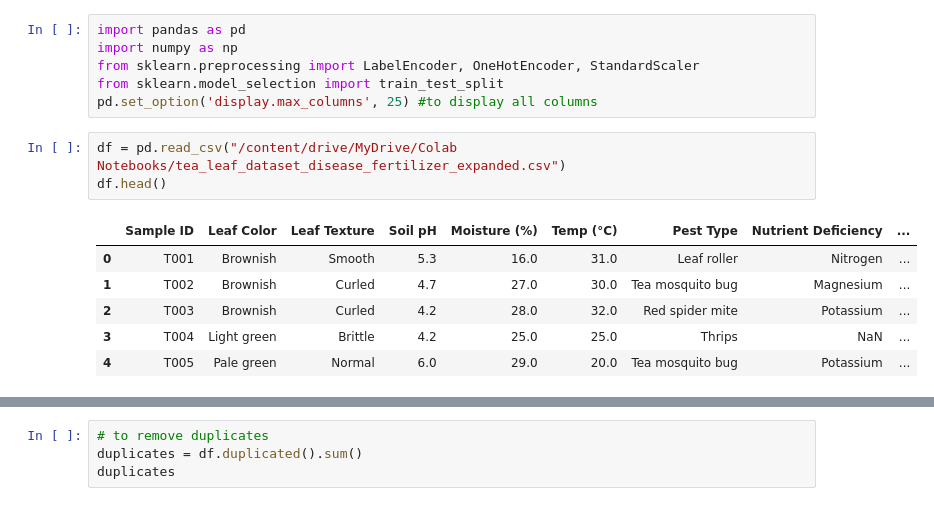
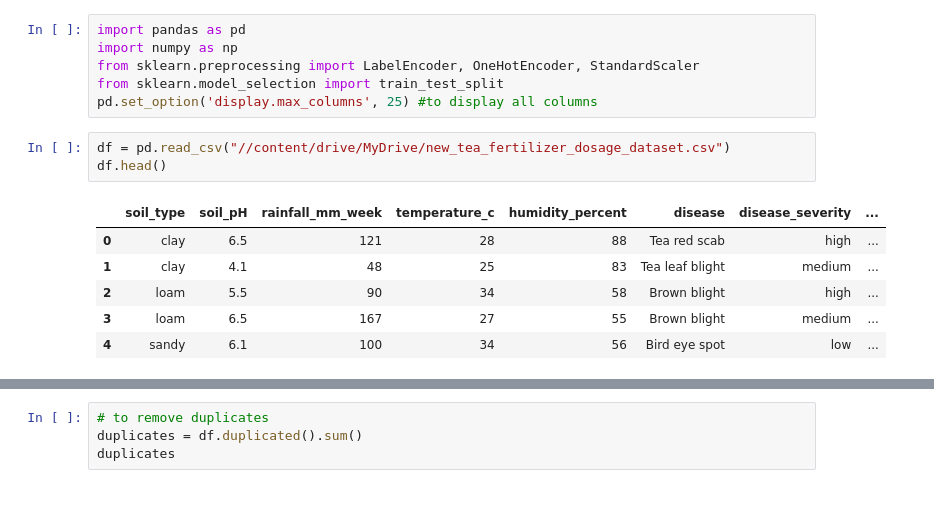
Before and after one commit to Chehan2004/DSGP_GROUP_36, a Jupyter notebook: Fertilizer&Pesticide.ipynb, the cells around one changed output, grey strips where cells are left out. Drawn from its saved outputs; the diff is of its cells as text.

```diff
--- a/Fertilizer&Pesticide.ipynb
+++ b/Fertilizer&Pesticide.ipynb
@@ -7,12 +7,12 @@ from sklearn.preprocessing import LabelEncoder, OneHotEncoder, StandardScaler
 from sklearn.model_selection import train_test_split
 pd.set_option('display.max_columns', 25) #to display all columns
 # %%
-df = pd.read_csv("/content/drive/MyDrive/Colab Notebooks/tea_leaf_dataset_disease_fertilizer_expanded.csv")
+df = pd.read_csv("//content/drive/MyDrive/new_tea_fertilizer_dosage_dataset.csv")
 df.head()
 # %% [output]
-|  | Sample ID | Leaf Color | Leaf Texture | Soil pH | Moisture (%) | Temp (°C) | Pest Type | Nutrient Deficiency | ... |
-| 0 | T001 | Brownish | Smooth | 5.3 | 16.0 | 31.0 | Leaf roller | Nitrogen | ... |
-| 1 | T002 | Brownish | Curled | 4.7 | 27.0 | 30.0 | Tea mosquito bug | Magnesium | ... |
-| 2 | T003 | Brownish | Curled | 4.2 | 28.0 | 32.0 | Red spider mite | Potassium | ... |
-| 3 | T004 | Light green | Brittle | 4.2 | 25.0 | 25.0 | Thrips | NaN | ... |
-| 4 | T005 | Pale green | Normal | 6.0 | 29.0 | 20.0 | Tea mosquito bug | Potassium | ... |
+|  | soil_type | soil_pH | rainfall_mm_week | temperature_c | humidity_percent | disease | disease_severity | ... |
+| 0 | clay | 6.5 | 121 | 28 | 88 | Tea red scab | high | ... |
+| 1 | clay | 4.1 | 48 | 25 | 83 | Tea leaf blight | medium | ... |
+| 2 | loam | 5.5 | 90 | 34 | 58 | Brown blight | high | ... |
+| 3 | loam | 6.5 | 167 | 27 | 55 | Brown blight | medium | ... |
+| 4 | sandy | 6.1 | 100 | 34 | 56 | Bird eye spot | low | ... |
```
Also changed, not shown: parts of 65 cells of this notebook.
